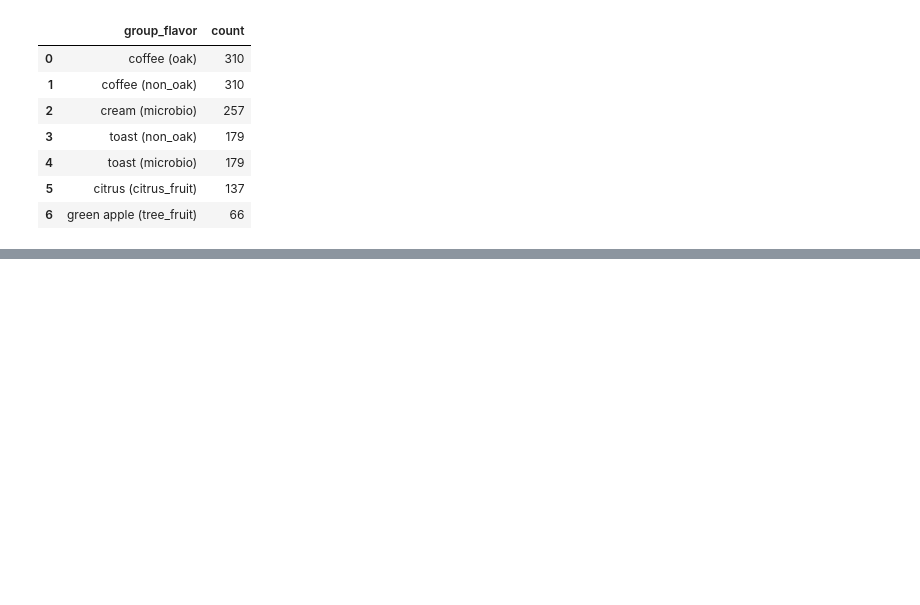
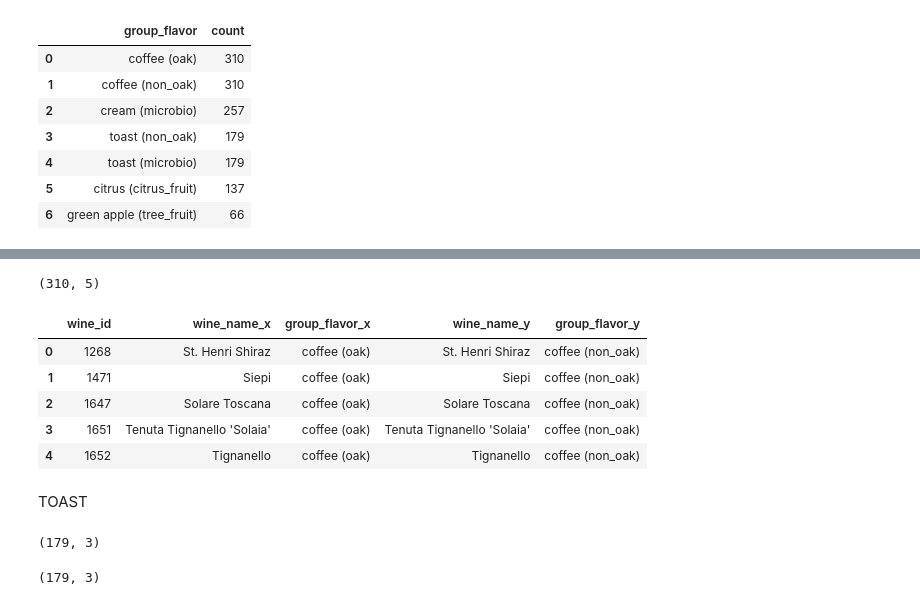
Before and after one commit to Finol12/Wiwinio-Project, a Jupyter notebook: notebooks/question_3.ipynb, the cells around one changed output, grey strips where cells are left out. Drawn from its saved outputs; the diff is of its cells as text; code cells hidden in the pictures; blank space fills up the shorter version.

```diff
--- a/notebooks/question_3.ipynb
+++ b/notebooks/question_3.ipynb
@@ -83,0 +147,54 @@ display(df_5_tastes.head(10))
+# %%
+df_coffee = df_coffee_oak.merge(df_coffee_non_oak, on="wine_id")
+display(df_coffee.shape)
+display(df_coffee.head())
+# %% [output]
+(310, 5)
+|  | wine_id | wine_name_x | group_flavor_x | wine_name_y | group_flavor_y |
+| 0 | 1268 | St. Henri Shiraz | coffee (oak) | St. Henri Shiraz | coffee (non_oak) |
+| 1 | 1471 | Siepi | coffee (oak) | Siepi | coffee (non_oak) |
+| 2 | 1647 | Solare Toscana | coffee (oak) | Solare Toscana | coffee (non_oak) |
+| 3 | 1651 | Tenuta Tignanello 'Solaia' | coffee (oak) | Tenuta Tignanello 'Solaia' | coffee (non_oak) |
+| 4 | 1652 | Tignanello | coffee (oak) | Tignanello | coffee (non_oak) |
+# %% [markdown]
+TOAST
+# %%
+query_toast_non_oak = f"""
+    SELECT wines.id AS wine_id,
+           wines.name AS wine_name,
+           -- wines.ratings_average AS rating,
+           keywords.name || ' (' || keywords_wine.group_name || ')' AS group_flavor
+    FROM keywords_wine
+        JOIN keywords on keywords_wine.keyword_id = keywords.id
+        JOIN flavor_groups on keywords_wine.group_name = flavor_groups.name
+        JOIN wines on keywords_wine.wine_id = wines.id
+    WHERE keywords.name = "toast" AND
+          keywords_wine.group_name = "non_oak" AND
+          keywords_wine.count > 10
+    ORDER BY wine_id, group_flavor
+    ;
+"""
+df_toast_non_oak = pd.read_sql_query(query_toast_non_oak, connection)
+
+query_toast_microbio = f"""
+    SELECT wines.id AS wine_id,
+           wines.name AS wine_name,
+           -- wines.ratings_average AS rating,
+           keywords.name || ' (' || keywords_wine.group_name || ')' AS group_flavor
+    FROM keywords_wine
+        JOIN keywords on keywords_wine.keyword_id = keywords.id
+        JOIN flavor_groups on keywords_wine.group_name = flavor_groups.name
+        JOIN wines on keywords_wine.wine_id = wines.id
+    WHERE keywords.name = "toast" AND
+          keywords_wine.group_name = "microbio" AND
+          keywords_wine.count > 10
+    ORDER BY wine_id, group_flavor
+    ;
+"""
+df_toast_microbio = pd.read_sql_query(query_toast_microbio, connection)
+
+display(df_toast_non_oak.shape)
+display(df_toast_microbio.shape)
+# %% [output]
+(179, 3)
+(179, 3)
```
Also changed, not shown: parts of 14 cells of this notebook.
